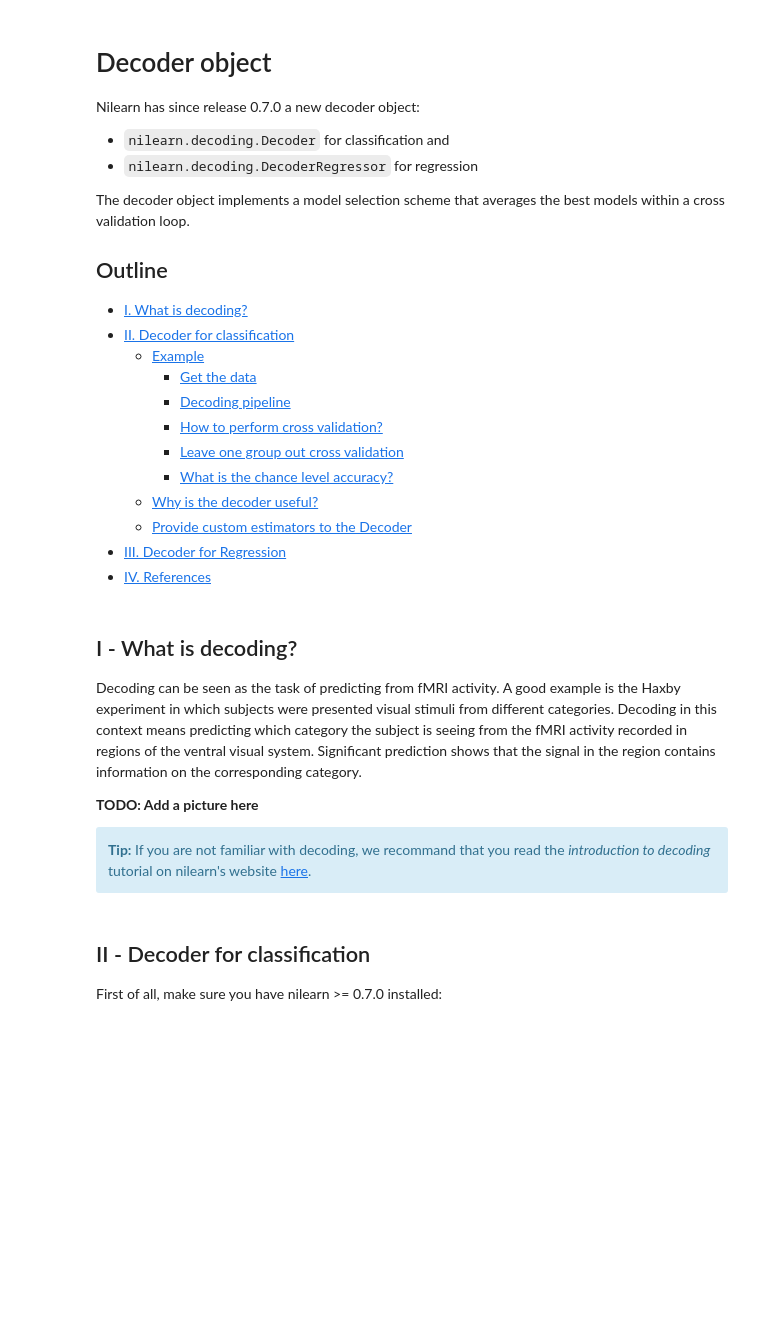
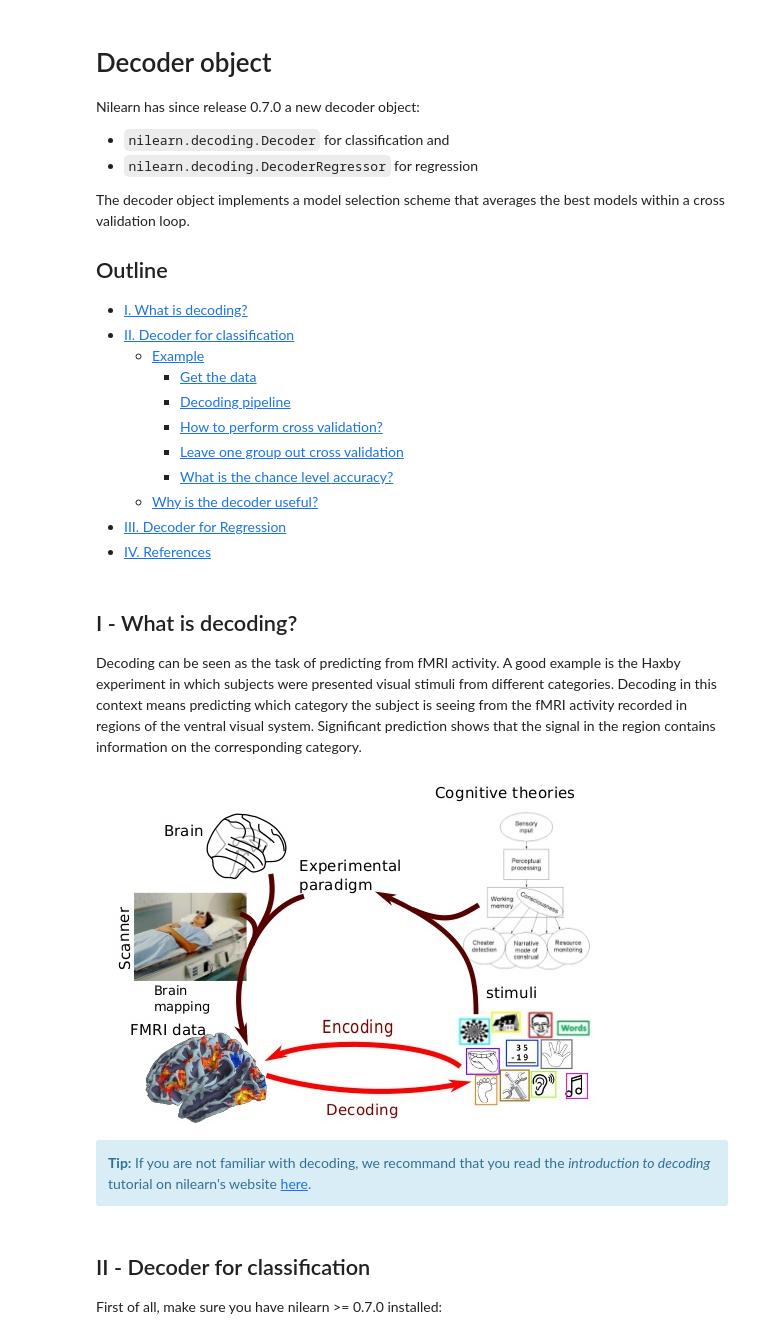
Before and after one commit to nilearn/dev-days-2021, a Jupyter notebook: Notebooks/introduction_whatsnew/decoder.ipynb, the cells around one changed output. Saved outputs shown, nothing was run; the diff lists cells and outputs as text; code cells hidden in the pictures; blank space fills up the shorter version.

```diff
--- a/Notebooks/introduction_whatsnew/decoder.ipynb
+++ b/Notebooks/introduction_whatsnew/decoder.ipynb
@@ -19,7 +19,6 @@ The decoder object implements a model selection scheme that averages the best mo
         - <a href="#classif-example-leave">Leave one group out cross validation</a>
         - <a href="#classif-example-chance">What is the chance level accuracy?</a>
     - <a href="#classif-compare">Why is the decoder useful?</a>
-    - <a href="#classif-custom">Provide custom estimators to the Decoder</a>
 - <a href="#regression">III. Decoder for Regression</a>
 - <a href="#references">IV. References</a>
 # %% [markdown]
@@ -28,11 +27,14 @@ The decoder object implements a model selection scheme that averages the best mo
 ## I - What is decoding?
 
 Decoding can be seen as the task of predicting from fMRI activity. A good example is the Haxby experiment in which subjects were presented visual stimuli from different categories. Decoding in this context means predicting which category the subject is seeing from the fMRI activity recorded in regions of the ventral visual system. Significant prediction shows that the signal in the region contains information on the corresponding category.
-
-**TODO: Add a picture here**
-
-<div class="alert alert-block alert-info">
-<b>Tip:</b> If you are not familiar with decoding, we recommand that you read the <em>introduction to decoding</em> tutorial on nilearn's website <a href="http://nilearn.github.io/decoding/decoding_intro.html">here</a>.</div>
+# %%
+from IPython.display import Image
+Image(filename='decoding.jpg')
+# %% [output]
+[figure, added]
+# %% [markdown]
+<div class="alert alert-block alert-info">
+<b>Tip:</b> If you are not familiar with decoding, we recommand that you read the <em>introduction to decoding</em> tutorial on nilearn's website <a href="http://nilearn.github.io/decoding/decoding_intro.html">here</a>.</div>
 # %% [markdown]
 <span id="classif"></span>
 
```
Also changed, not shown: parts of 7 cells of this notebook, 4 other files.
